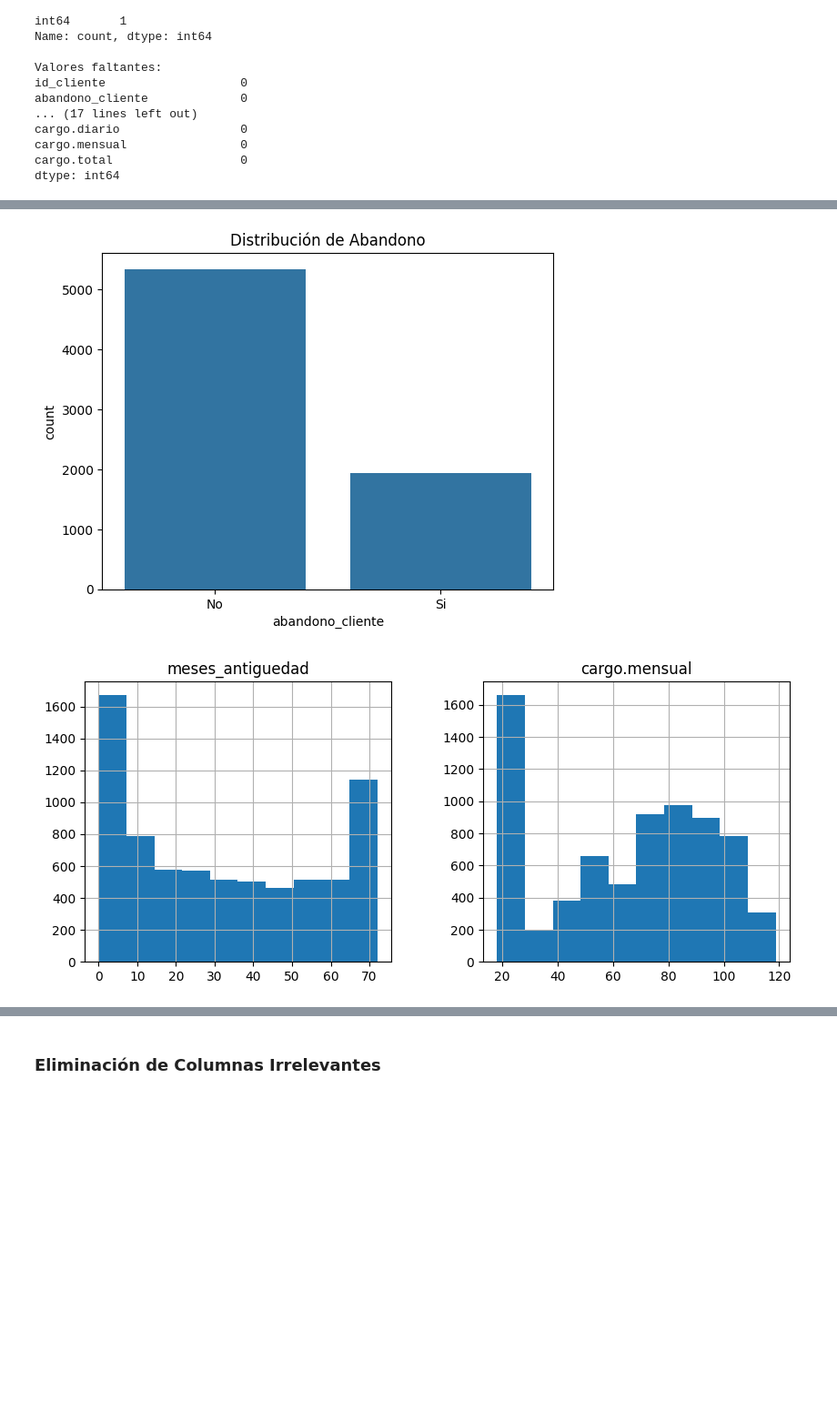
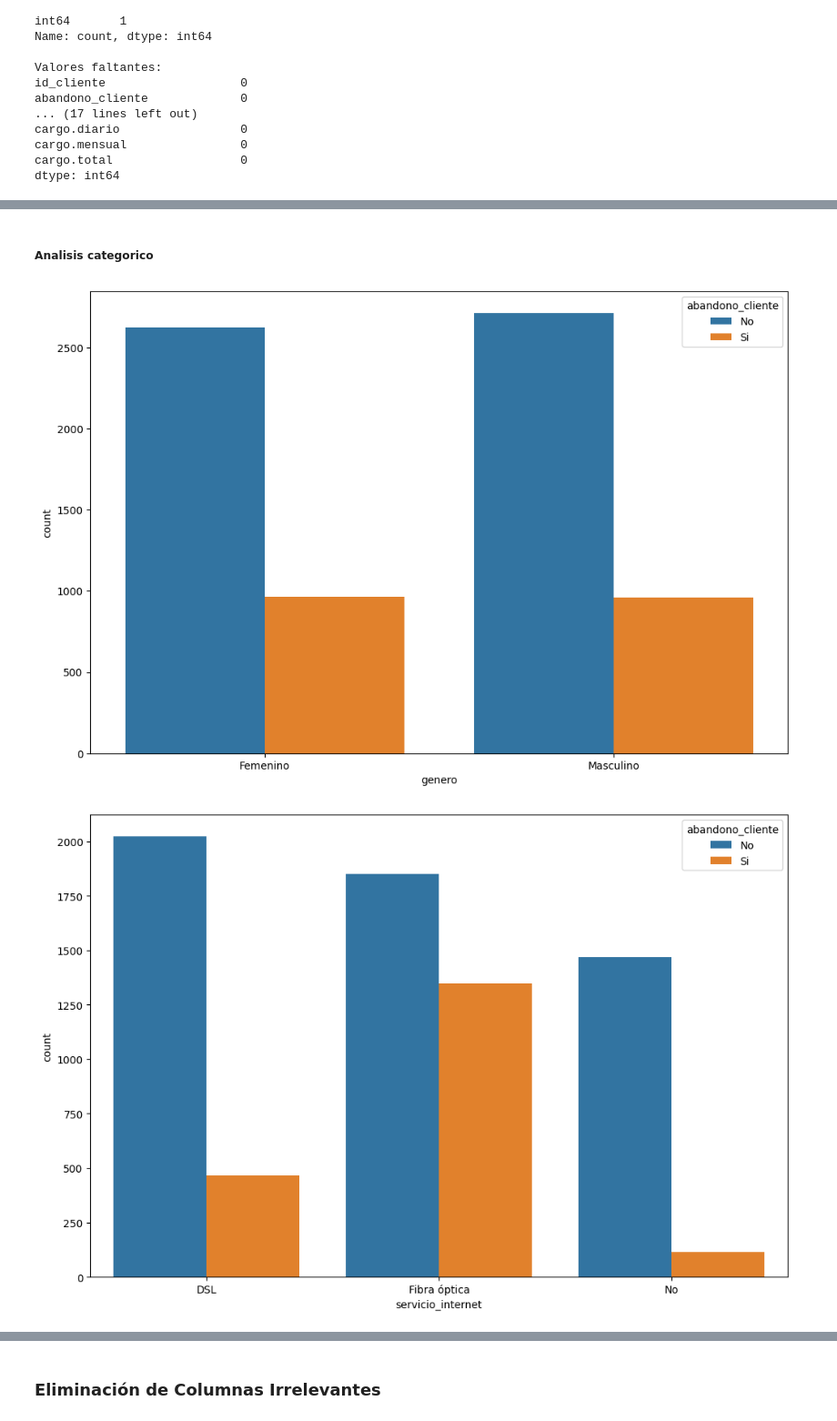
Before and after one commit to MigXDev/CS_Datos_I_DESAFIO_3, a Jupyter notebook: TelecomX_LATAM_2.ipynb, the cells around one changed output, grey strips where cells are left out. Shown: that part at 91% size. Drawn from its saved outputs; the diff is of its cells as text; code cells hidden in the pictures; blank space fills up the shorter version.

```diff
--- a/TelecomX_LATAM_2.ipynb
+++ b/TelecomX_LATAM_2.ipynb
@@ -137,17 +107,11 @@ Análisis Univariado (EDA)
+# %% [markdown]
+##### Analisis categorico
 # %%
-# Distribución de target
-sns.countplot(x='abandono_cliente', data=Df_base)
-plt.title('Distribución de Abandono');
-
-# Análisis numéricas
-num_cols = ['meses_antiguedad', 'cargo.mensual']
-Df_base[num_cols].hist(figsize=(10, 4));
-
 # Análisis categóricas
 cat_cols = ['genero', 'servicio_internet', 'contrato']
 for col in cat_cols:
-    plt.figure(figsize=(10, 4))
+    plt.figure(figsize=(12, 8))
     sns.countplot(x=col, hue='abandono_cliente', data=Df_base)
 # %% [output]
-[figure, old version]
+[figure, new version]
-[figure, old version]
+[figure, new version]
```
Also changed, not shown: parts of 70 cells of this notebook.
